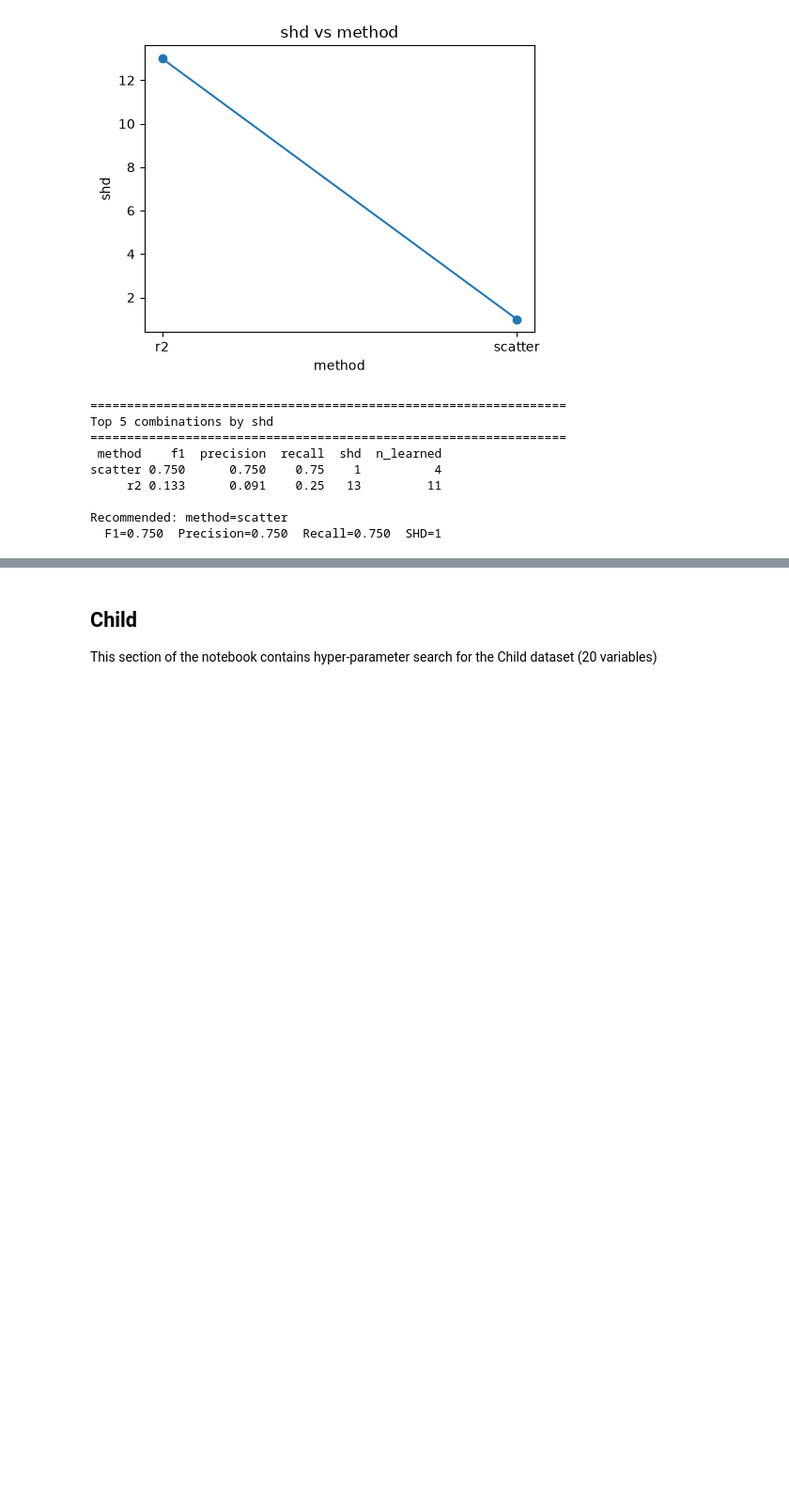
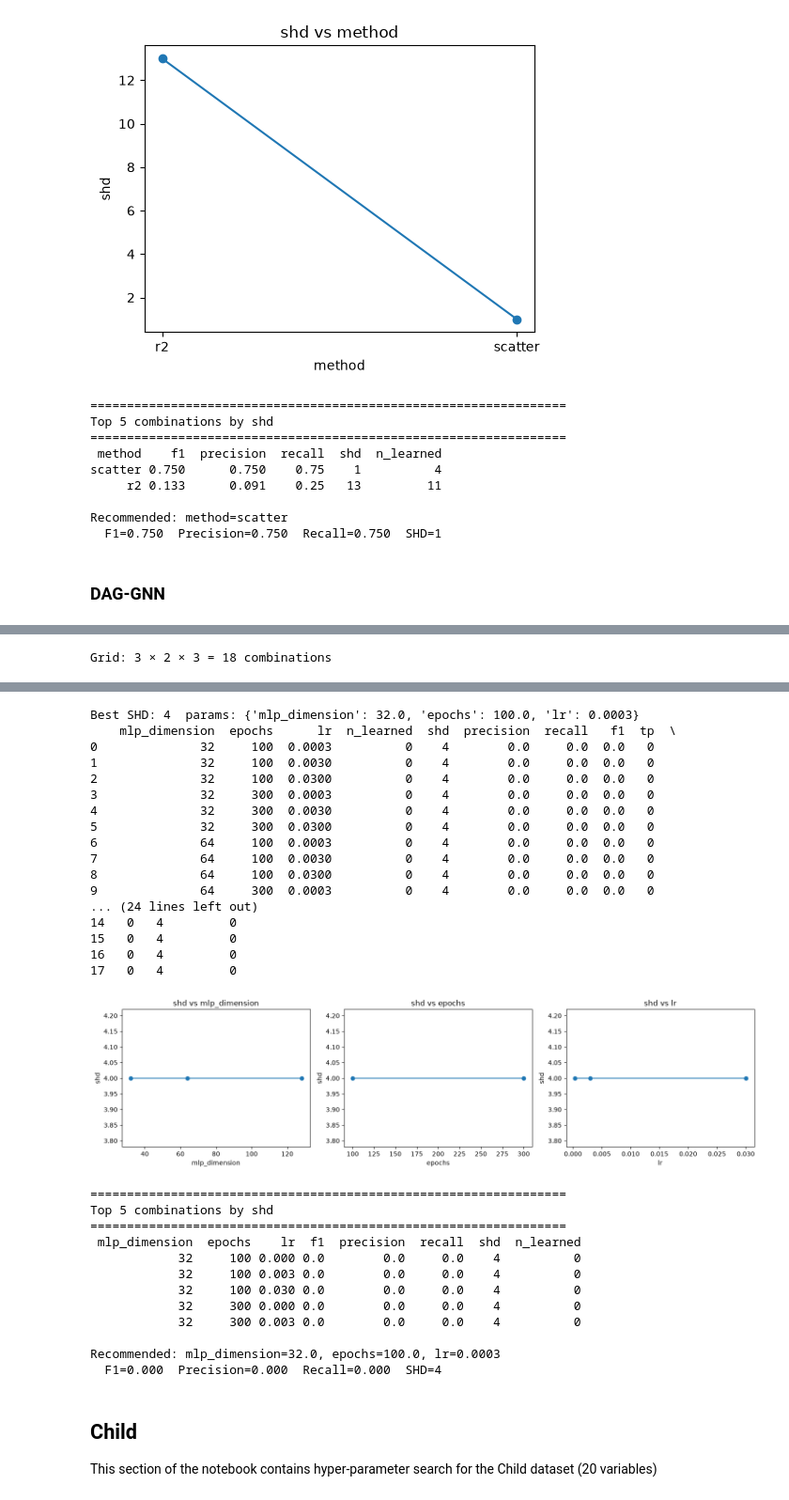
Before and after one commit to Tarekun/bayesian-continuous, a Jupyter notebook: gridsearch.ipynb, the cells around one changed output, grey strips where cells are left out. Shown at 94% size. Drawn from its saved outputs; the diff is of its cells as text; code cells hidden in the pictures; blank space fills up the shorter version.

```diff
--- a/gridsearch.ipynb
+++ b/gridsearch.ipynb
@@ -454,3 +499,13 @@ scatter 0.750      0.750    0.75    1          4
 
 Recommended: method=scatter
   F1=0.750  Precision=0.750  Recall=0.750  SHD=1
+# %% [markdown]
+### DAG-GNN
+# %%
+DAGGNN_CANCER_PARAM_GRID = {
+    "mlp_dimension":  [32, 64, 128],
+    "epochs":          [100, 300],
+    "lr": [0.0003, 0.003, 0.03],
+}
+search_and_report(cancer_df, cancer_dag, DAGGNN_CANCER_PARAM_GRID, "daggnn")
+# %% [output]
@@ -456,0 +513 @@ Recommended: method=scatter
+Grid: 3 × 2 × 3 = 18 combinations
@@ -457,3 +531,33 @@ Recommended: method=scatter
+Best SHD: 4  params: {'mlp_dimension': 32.0, 'epochs': 100.0, 'lr': 0.0003}
+    mlp_dimension  epochs      lr  n_learned  shd  precision  recall   f1  tp  \
+0              32     100  0.0003          0    4        0.0     0.0  0.0   0
+1              32     100  0.0030          0    4        0.0     0.0  0.0   0
+2              32     100  0.0300          0    4        0.0     0.0  0.0   0
+3              32     300  0.0003          0    4        0.0     0.0  0.0   0
+4              32     300  0.0030          0    4        0.0     0.0  0.0   0
+5              32     300  0.0300          0    4        0.0     0.0  0.0   0
+6              64     100  0.0003          0    4        0.0     0.0  0.0   0
+7              64     100  0.0030          0    4        0.0     0.0  0.0   0
+8              64     100  0.0300          0    4        0.0     0.0  0.0   0
+9              64     300  0.0003          0    4        0.0     0.0  0.0   0
+... (24 lines left out)
+14   0   4         0
+15   0   4         0
+16   0   4         0
+17   0   4         0
+[figure, added]
+=================================================================
+Top 5 combinations by shd
+=================================================================
+ mlp_dimension  epochs    lr  f1  precision  recall  shd  n_learned
+            32     100 0.000 0.0        0.0     0.0    4          0
+            32     100 0.003 0.0        0.0     0.0    4          0
+            32     100 0.030 0.0        0.0     0.0    4          0
+            32     300 0.000 0.0        0.0     0.0    4          0
+            32     300 0.003 0.0        0.0     0.0    4          0
+
+Recommended: mlp_dimension=32.0, epochs=100.0, lr=0.0003
+  F1=0.000  Precision=0.000  Recall=0.000  SHD=4
 # %% [markdown]
 ## Child
 
```
Also changed, not shown: parts of 17 cells of this notebook, 2 other files.
